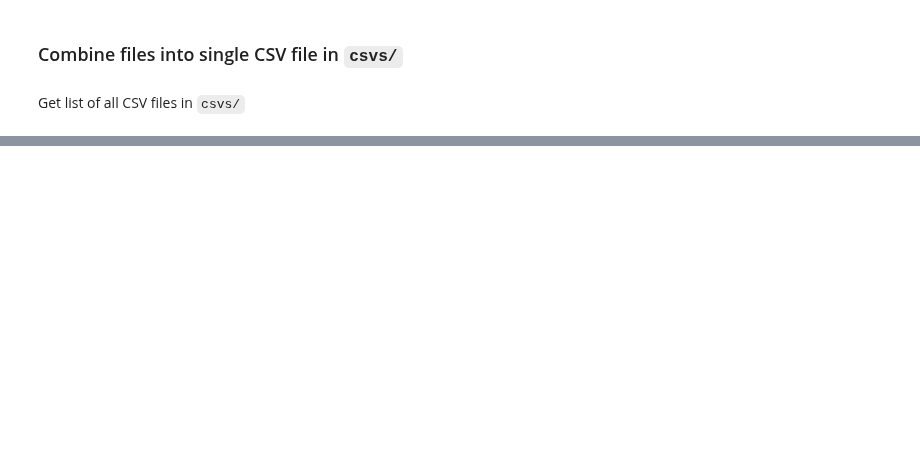
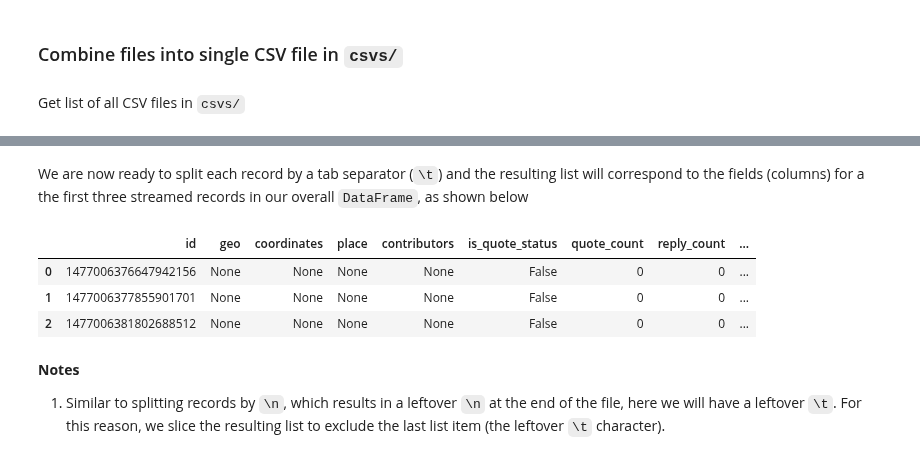
Before and after one commit to elsdes3/space-mission-negative-sentiment-tweet-identifier, a Jupyter notebook: 3_combine_raw_data.ipynb, the cells around one changed output, grey strips where cells are left out. Saved outputs shown, nothing was run; the diff lists cells and outputs as text; code cells hidden in the pictures; blank space fills up the shorter version.

```diff
--- a/3_combine_raw_data.ipynb
+++ b/3_combine_raw_data.ipynb
@@ -146,0 +311,3 @@ Wall time: 1.07 s
+# %%
+file = response_new["Contents"][0]
+file
@@ -146,0 +322,5 @@ Wall time: 1.07 s
+# %%
+file_body = s3_client.get_object(Bucket=s3_bucket_name, Key=file.get("Key"))[
+    "Body"
+].read()
+file_name = os.path.basename(file["Key"])
@@ -146,0 +368,9 @@ Wall time: 1.07 s
+# %%
+%%time
+for file in response_new["Contents"]:
+    file_body = s3_client.get_object(Bucket=s3_bucket_name, Key=file.get("Key"))[
+        "Body"
+    ].read()
+    nested_list_of_records = file_body.decode("utf-8").split("\n")
+    last_record = nested_list_of_records[-1]
+    assert last_record == ''
@@ -146,0 +388,18 @@ Wall time: 1.07 s
+# %% [markdown]
+We are now ready to split each record by a tab separator (`\t`) and the resulting list will correspond to the fields (columns) for a the first three streamed records in our overall `DataFrame`, as shown below
+# %%
+with pd.option_context("display.max_columns", 100):
+    display(
+        pd.DataFrame(
+            [record.split("\t")[:-1] for record in nested_list_of_records[:3]],
+            columns=headers,
+        )
+    )
+# %% [output]
+|  | id | geo | coordinates | place | contributors | is_quote_status | quote_count | reply_count | ... |
+| 0 | 1477006376647942156 | None | None | None | None | False | 0 | 0 | ... |
+| 1 | 1477006377855901701 | None | None | None | None | False | 0 | 0 | ... |
+| 2 | 1477006381802688512 | None | None | None | None | False | 0 | 0 | ... |
+# %% [markdown]
+**Notes**
+1. Similar to splitting records by `\n`, which results in a leftover `\n` at the end of the file, here we will have a leftover `\t`. For this reason, we slice the resulting list to exclude the last list item (the leftover `\t` character).
```
Also changed, not shown: parts of 40 cells of this notebook, 13 other files.
